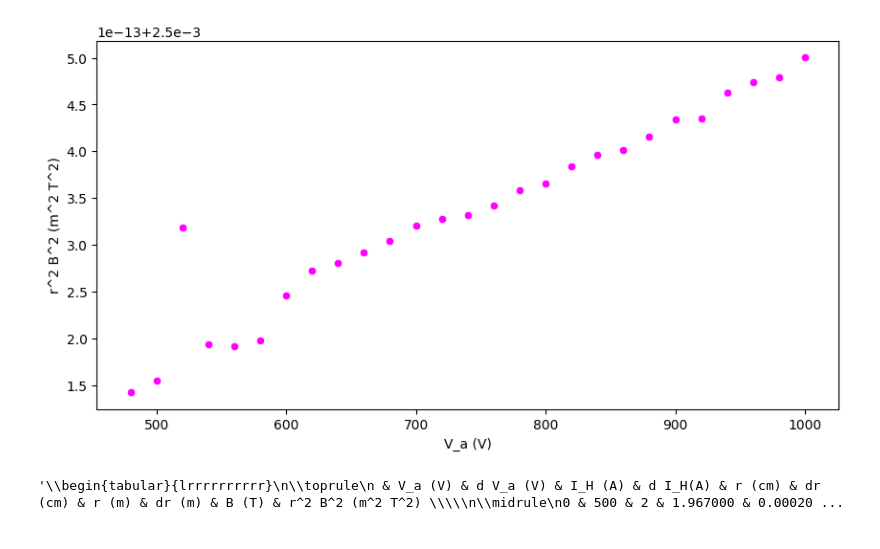
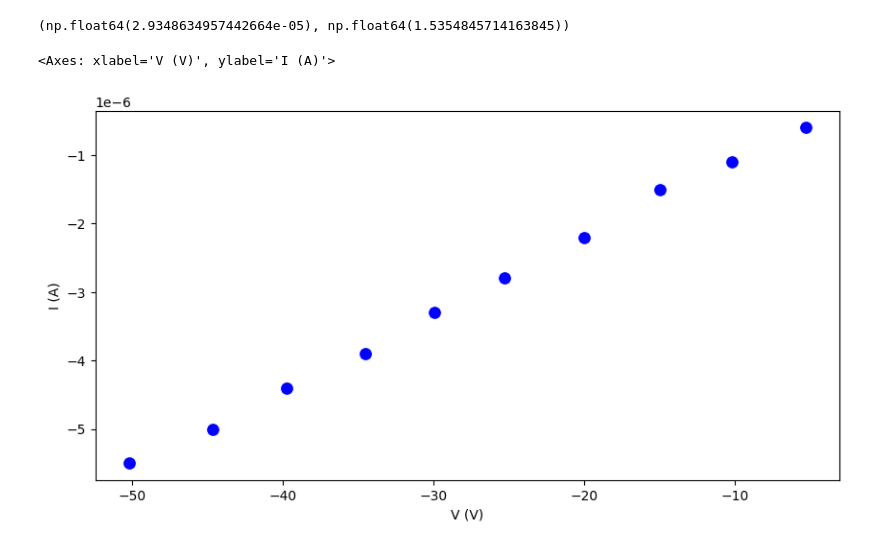
Before and after one commit to devkhullar/phys2925, a Jupyter notebook: e_m_experiment/code/analysis.ipynb, the cells around one changed output. Saved outputs shown, nothing was run; the diff lists cells and outputs as text; code cells hidden in the pictures.

Commit message:
Work on data analysis

```diff
--- a/e_m_experiment/code/analysis.ipynb
+++ b/e_m_experiment/code/analysis.ipynb
@@ -71,0 +210,8 @@ data
+# %%
+positive = pd.read_csv('../data/positive_anode_connection.csv')
+negative = pd.read_csv('../data/negative_anode_connection.csv')
+
+for df in [positive, negative]:
+    df['I (A)'] = df['I (mA)'] / 1000
+    df['dI (A)'] = df['dI (mA)'] / 1000
+    display(df)
@@ -72,15 +277,17 @@ data
+# %%
+c_fit, k_fit
+# %% [output]
+(np.float64(2.9348634957442664e-05), np.float64(1.5354845714163845))
 # %%
-fig, ax = plt.subplots(nrows=1, ncols=1, figsize=(10, 5))
+fig, ax = plt.subplots(1, 1, figsize=(10, 5))
 sns.scatterplot(
-    x=2*data['V_a (V)'],
-    y=data['r^2 B^2 (m^2 T^2)'],
-    c='magenta',
-    ax=ax
+    x=negative['V (V)'][1:],
+    y=negative['I (A)'][1:],
+    color='blue',
+    ax=ax,
+    s=100
 )
-plt.show()
+# ax.set_yscale('log')
 # %% [output]
+<Axes: xlabel='V (V)', ylabel='I (A)'>
-[figure, old version]
+[figure, new version]
-# %%
-data.to_latex()
-# %% [output]
-'\\begin{tabular}{lrrrrrrrrrr}\n\\toprule\n & V_a (V) & d V_a (V) & I_H (A) & d I_H(A) & r (cm) & dr (cm) & r (m) & dr (m) & B (T) & r^2 B^2 (m^2 T^2) \\\\\n\\midrule\n0 & 500 & 2 & 1.967000 & 0.00020 ...
```
Also changed, not shown: parts of 24 cells of this notebook.
